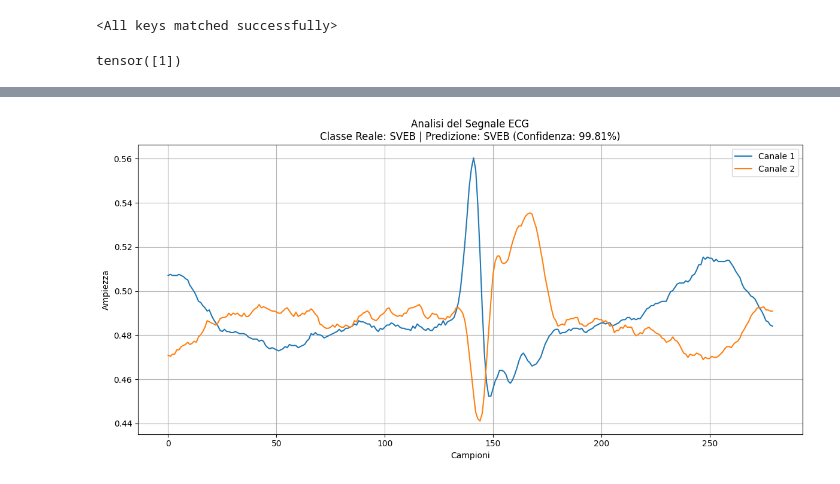
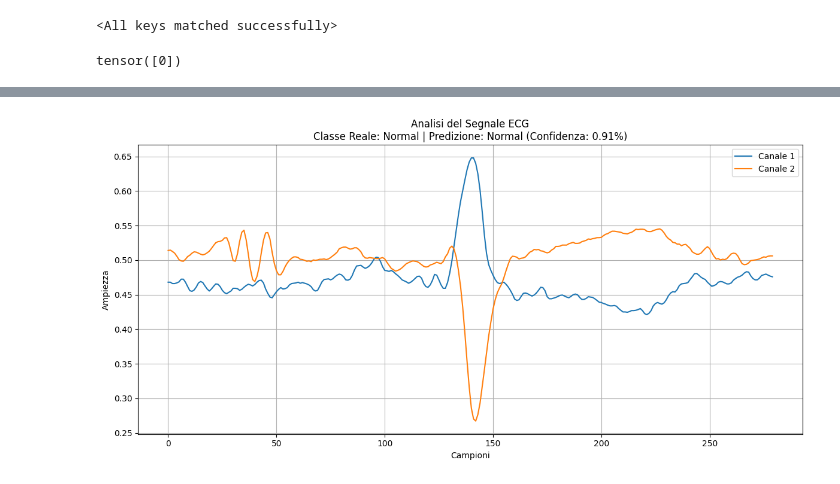
Before and after one commit to MattyMar234/Progetto_DataMining_SignalAnalysis, a Jupyter notebook: test.ipynb, the cells around one changed output, grey strips where cells are left out. Drawn from its saved outputs; the diff is of its cells as text; code cells hidden in the pictures.

```diff
--- a/test.ipynb
+++ b/test.ipynb
@@ -169,7 +128,7 @@ model.load_state_dict(checkpoint_data['model_state_dict'])
 # %%
 #1237 -> VEB
 #1238 -> SVEB
-idx = 1238
+idx = 1223
 
 x = global_dataModule.get_test_dataset()[idx][0]
 y_cls = global_dataModule.get_test_dataset()[idx][1]
@@ -188,4 +147,4 @@ predict_and_plot_signal(
     true_label=category
 )
 # %% [output]
-tensor([1])
+tensor([0])
@@ -193,4 +152,4 @@ tensor([1])
-[figure, old version]
+[figure, new version]
 # %%
 dataset = global_dataModule.get_test_dataset()
 element = {k: [i for i in range(len(dataset)) if dataset[i][2] == k] for k in range(5)}
```
Also changed, not shown: parts of 3 cells of this notebook, 1 other file.
